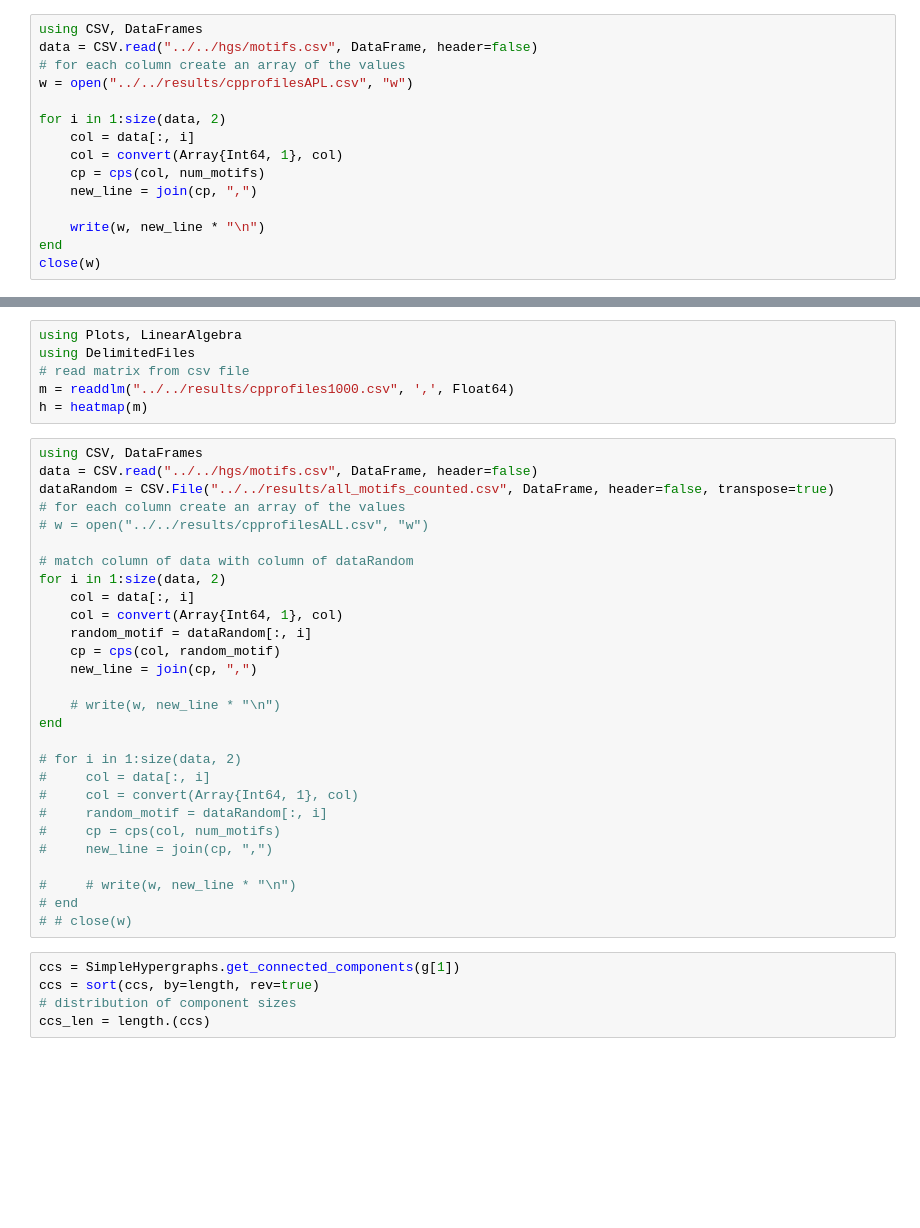
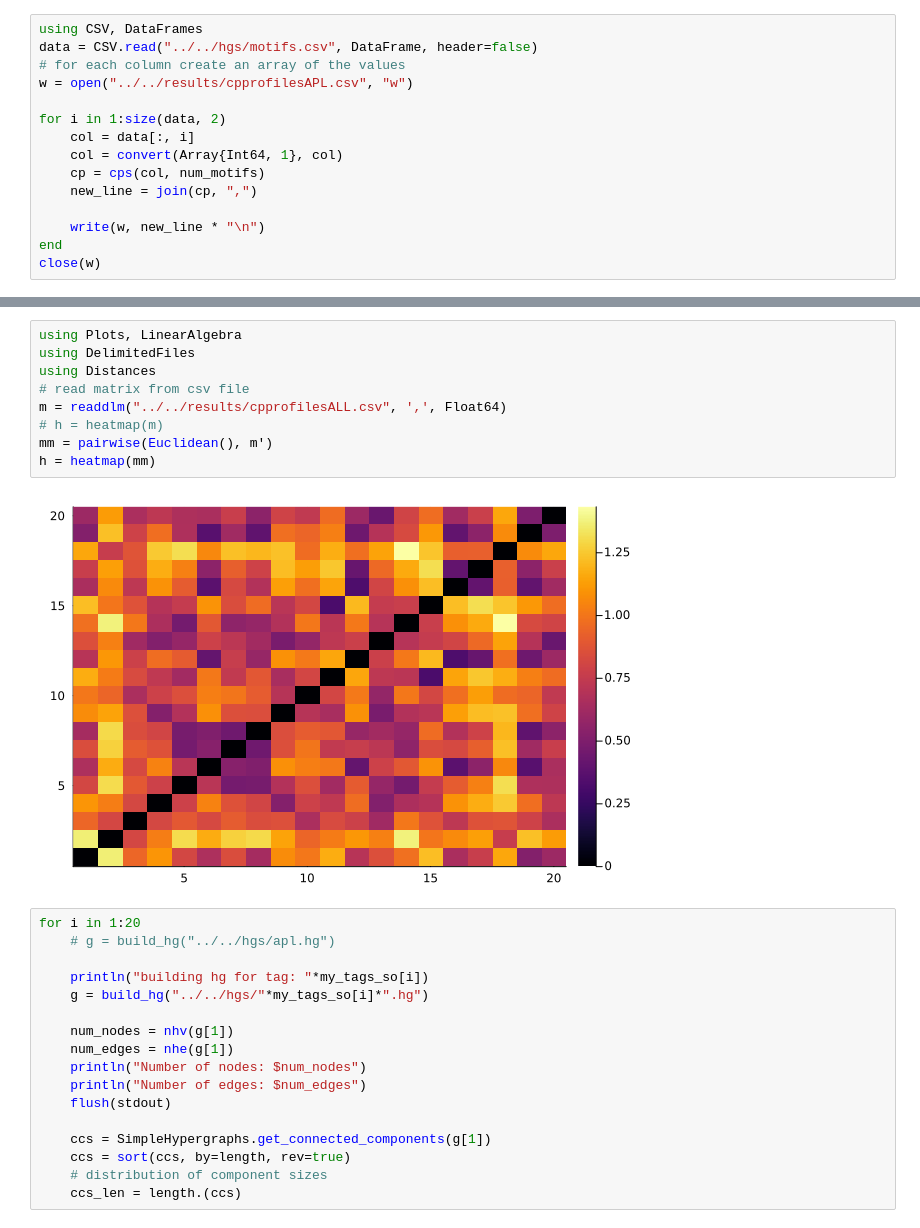
Before and after one commit to ddevin96/DevCommunities, a Jupyter notebook: src/notebook/metrics.ipynb, the cells around one changed output, grey strips where cells are left out. Drawn from its saved outputs; the diff is of its cells as text; blank space fills up the shorter version.

```diff
--- a/src/notebook/metrics.ipynb
+++ b/src/notebook/metrics.ipynb
@@ -396,41 +432,30 @@ close(w)
 # %%
 using Plots, LinearAlgebra
 using DelimitedFiles
+using Distances
 # read matrix from csv file
-m = readdlm("../../results/cpprofiles1000.csv", ',', Float64)
-h = heatmap(m)
+m = readdlm("../../results/cpprofilesALL.csv", ',', Float64)
+# h = heatmap(m)
+mm = pairwise(Euclidean(), m')
+h = heatmap(mm)
+# %% [output]
+[figure, added]
-# %%
-using CSV, DataFrames
-data = CSV.read("../../hgs/motifs.csv", DataFrame, header=false)
-dataRandom = CSV.File("../../results/all_motifs_counted.csv", DataFrame, header=false, transpose=true)
-# for each column create an array of the values
-# w = open("../../results/cpprofilesALL.csv", "w")
-
-# match column of data with column of dataRandom
-for i in 1:size(data, 2)
-    col = data[:, i]
-    col = convert(Array{Int64, 1}, col)
-    random_motif = dataRandom[:, i]
-    cp = cps(col, random_motif)
-    new_line = join(cp, ",")
-
-    # write(w, new_line * "\n")
-end
-
-# for i in 1:size(data, 2)
-#     col = data[:, i]
-#     col = convert(Array{Int64, 1}, col)
-#     random_motif = dataRandom[:, i]
-#     cp = cps(col, num_motifs)
-#     new_line = join(cp, ",")
-
-#     # write(w, new_line * "\n")
-# end
-# # close(w)
-# %%
-ccs = SimpleHypergraphs.get_connected_components(g[1])
-ccs = sort(ccs, by=length, rev=true)
-# distribution of component sizes
-ccs_len = length.(ccs)
+# %%
+for i in 1:20
+    # g = build_hg("../../hgs/apl.hg")
+
+    println("building hg for tag: "*my_tags_so[i])
+    g = build_hg("../../hgs/"*my_tags_so[i]*".hg")
+
+    num_nodes = nhv(g[1])
+    num_edges = nhe(g[1])
+    println("Number of nodes: $num_nodes")
+    println("Number of edges: $num_edges")
+    flush(stdout)
+
+    ccs = SimpleHypergraphs.get_connected_components(g[1])
+    ccs = sort(ccs, by=length, rev=true)
+    # distribution of component sizes
+    ccs_len = length.(ccs)
 # %%
 using PyPlot
```
Also changed, not shown: parts of 4 cells of this notebook, 3 other files.
